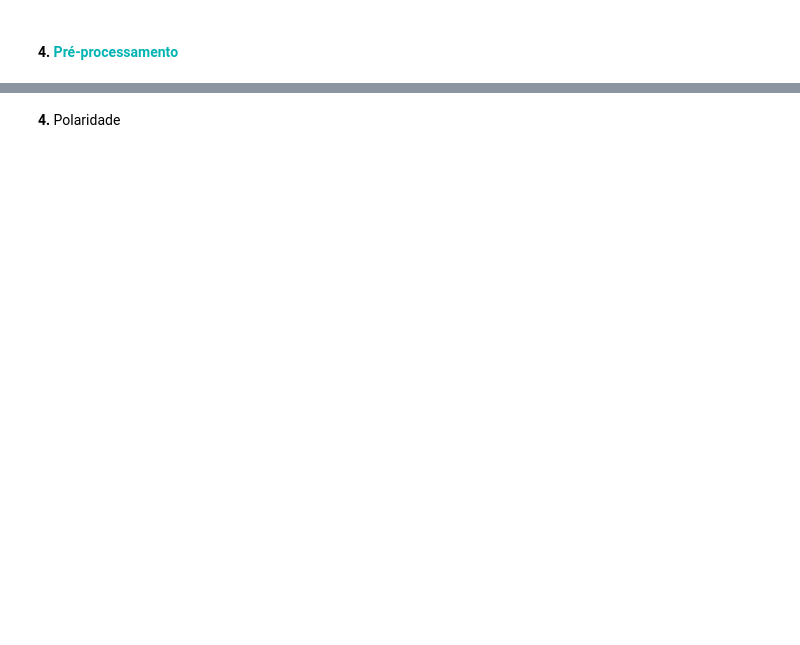
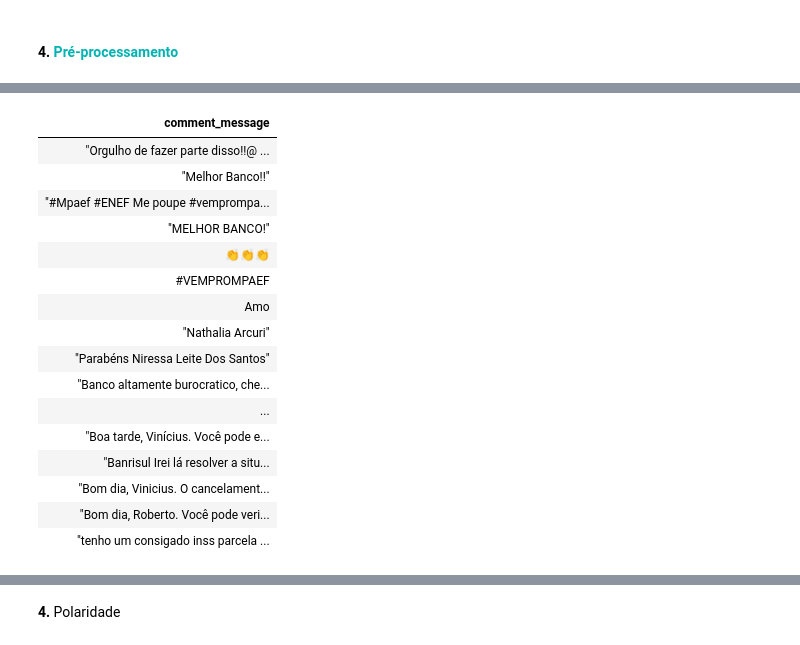
Before and after one commit to brendasalenave/data_analysis_fb, a Jupyter notebook: analise_polaridade.ipynb, the cells around one changed output, grey strips where cells are left out. Saved outputs shown, nothing was run; the diff lists cells and outputs as text; code cells hidden in the pictures; blank space fills up the shorter version.

```diff
--- a/analise_polaridade.ipynb
+++ b/analise_polaridade.ipynb
@@ -127,3 +110,23 @@ ERROR: Error in tbl_vars(y): object 'custom_stop_words' not found
+# %%
+comments
+# %% [output]
+| comment_message |
+| "Orgulho de fazer parte disso!!@ ... |
+| "Melhor Banco!!" |
+| "#Mpaef #ENEF Me poupe #vemprompa... |
+| "MELHOR BANCO!" |
+| 👏👏👏 |
+| #VEMPROMPAEF |
+| Amo |
+| "Nathalia Arcuri" |
+| "Parabéns Niressa Leite Dos Santos" |
+| "Banco altamente burocratico, che... |
+| ... |
+| "Boa tarde, Vinícius. Você pode e... |
+| "Banrisul Irei lá resolver a situ... |
+| "Bom dia, Vinicius. O cancelament... |
+| "Bom dia, Roberto. Você pode veri... |
+| "tenho um consigado inss parcela ... |
 # %%
 bing_word_counts <- tidy_comments %>%
   inner_join(get_sentiments("bing")) %>%
```
Also changed, not shown: parts of 21 cells of this notebook.
